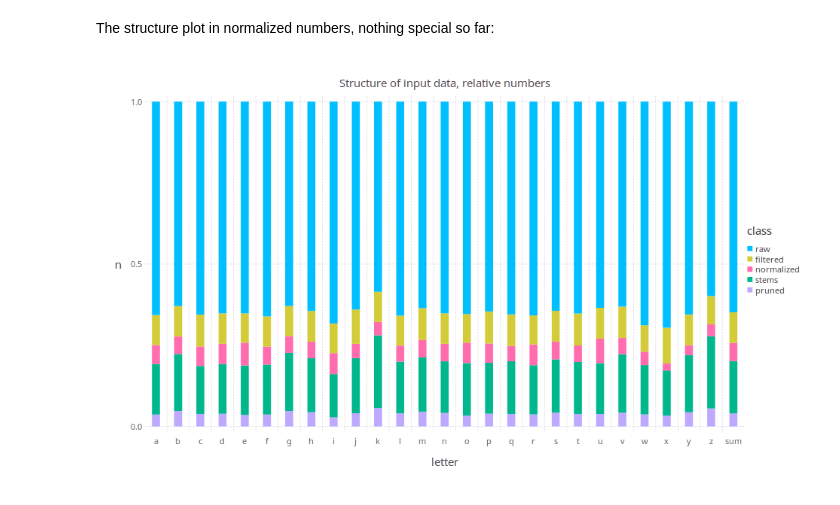
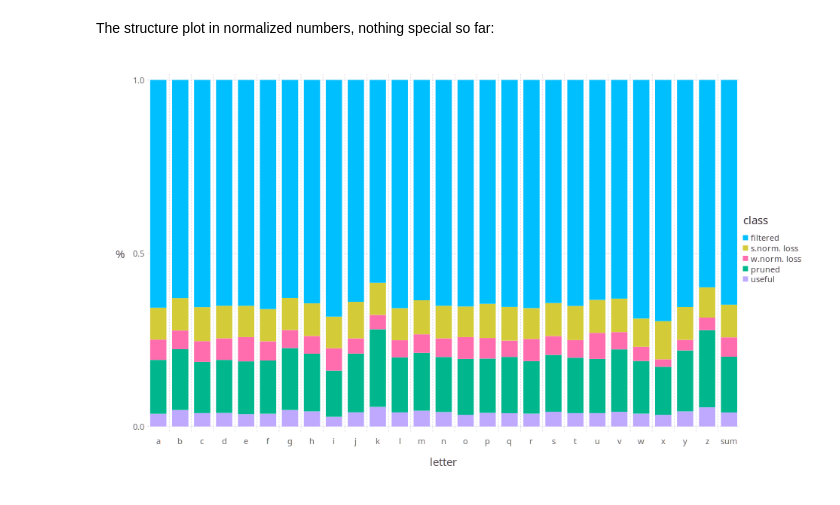
Before and after one commit to crepererum/casino_times, a Jupyter notebook: julia_notebooks/clean_up.ipynb, the cells around one changed output. Drawn from its saved outputs; the diff is of its cells as text; code cells hidden in the pictures.

```diff
--- a/julia_notebooks/clean_up.ipynb
+++ b/julia_notebooks/clean_up.ipynb
@@ -131,27 +131,28 @@ The structure plot in normalized numbers, nothing special so far:
 # %%
 df3 = DataFrame()
 df_including_sum = vcat(df, df_sum)
 for i in 1:(n + 1)
     row = df_including_sum[i,:]
     x = row[:raw][1]
     df3 = vcat(
     df3,
-    DataFrame(letter=row[:letter], class="raw", n=((row[:raw] - row[:filtered]) / x)),
-    DataFrame(letter=row[:letter], class="filtered", n=((row[:filtered] - row[:normalized]) / x)),
-    DataFrame(letter=row[:letter], class="normalized", n=((row[:normalized] - row[:stems]) / x)),
-    DataFrame(letter=row[:letter], class="stems", n=((row[:stems] - row[:pruned]) / x)),
-    DataFrame(letter=row[:letter], class="pruned", n=(row[:pruned] / x)),
+    DataFrame(letter=row[:letter], class="filtered", n=((row[:raw] - row[:filtered]) / x)),
+    DataFrame(letter=row[:letter], class="s.norm. loss", n=((row[:filtered] - row[:normalized]) / x)),
+    DataFrame(letter=row[:letter], class="w.norm. loss", n=((row[:normalized] - row[:stems]) / x)),
+    DataFrame(letter=row[:letter], class="pruned", n=((row[:stems] - row[:pruned]) / x)),
+    DataFrame(letter=row[:letter], class="useful", n=(row[:pruned] / x)),
     )
 end
-Gadfly.plot(
+p2 = Gadfly.plot(
     df3,
     x="letter",
     y="n",
     color="class",
     Geom.bar,
-    Theme(bar_spacing=5mm),
+    Theme(bar_spacing=0.2cm),
     Coord.Cartesian(ymin=0, ymax=1),
-    Guide.title("Structure of input data, relative numbers")
+#    Guide.title("Structure of input data, relative numbers")
+    Guide.ylabel("%")
 )
 # %% [output]
-[figure, old version]
+[figure, new version]
```
Also changed, not shown: parts of 3 cells of this notebook, 2 other files.
